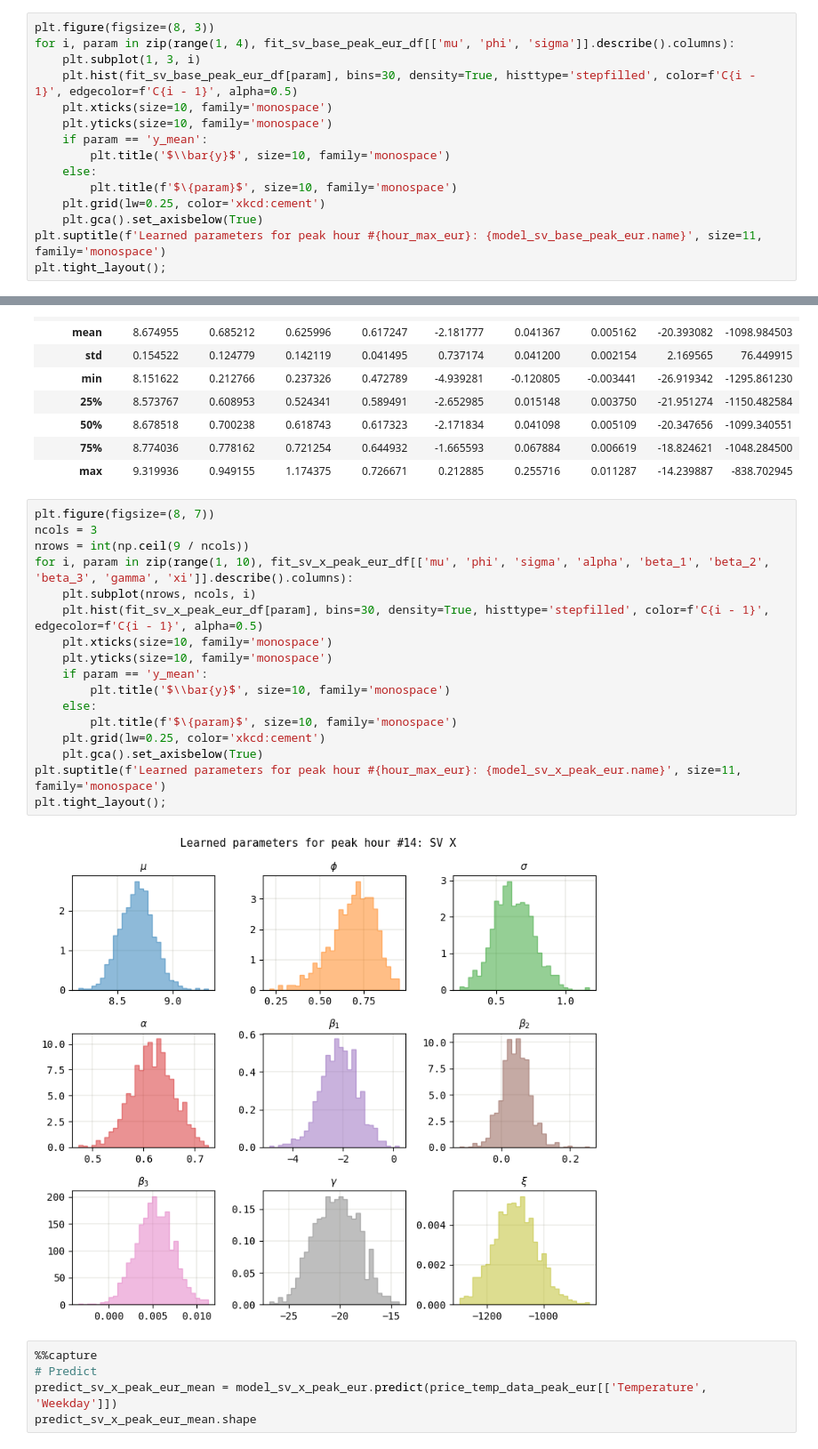
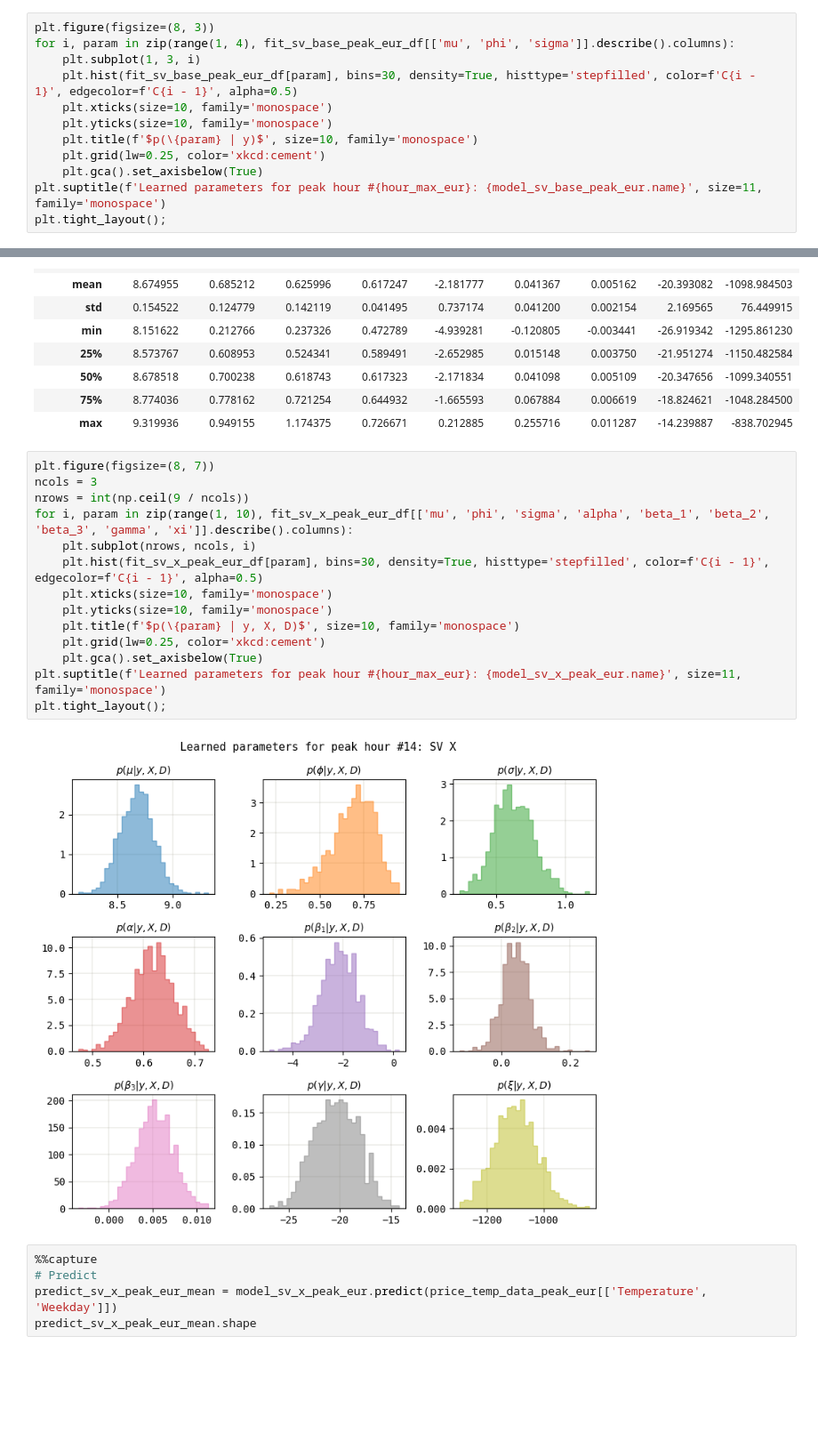
Before and after one commit to andrewha/mds2022, a Jupyter notebook: Thesis/sv_models_new.ipynb, the cells around one changed output, grey strips where cells are left out. Shown at 89% size. Drawn from its saved outputs; the diff is of its cells as text; blank space fills up the shorter version.

```diff
--- a/Thesis/sv_models_new.ipynb
+++ b/Thesis/sv_models_new.ipynb
@@ -445,10 +445,7 @@ for i, param in zip(range(1, 4), fit_sv_base_peak_eur_df[['mu', 'phi', 'sigma']]
     plt.hist(fit_sv_base_peak_eur_df[param], bins=30, density=True, histtype='stepfilled', color=f'C{i - 1}', edgecolor=f'C{i - 1}', alpha=0.5)
     plt.xticks(size=10, family='monospace')
     plt.yticks(size=10, family='monospace')
-    if param == 'y_mean':
-        plt.title('$\\bar{y}$', size=10, family='monospace')
-    else:
-        plt.title(f'$\{param}$', size=10, family='monospace')
+    plt.title(f'$p(\{param} | y)$', size=10, family='monospace')
     plt.grid(lw=0.25, color='xkcd:cement')
     plt.gca().set_axisbelow(True)
 plt.suptitle(f'Learned parameters for peak hour #{hour_max_eur}: {model_sv_base_peak_eur.name}', size=11, family='monospace')
@@ -954,22 +951,19 @@ fit_sv_x_peak_eur_df[['mu', 'phi', 'sigma', 'alpha', 'beta_1', 'beta_2', 'beta_3
 # %%
 plt.figure(figsize=(8, 7))
 ncols = 3
 nrows = int(np.ceil(9 / ncols))
 for i, param in zip(range(1, 10), fit_sv_x_peak_eur_df[['mu', 'phi', 'sigma', 'alpha', 'beta_1', 'beta_2', 'beta_3', 'gamma', 'xi']].describe().columns):
     plt.subplot(nrows, ncols, i)
     plt.hist(fit_sv_x_peak_eur_df[param], bins=30, density=True, histtype='stepfilled', color=f'C{i - 1}', edgecolor=f'C{i - 1}', alpha=0.5)
     plt.xticks(size=10, family='monospace')
     plt.yticks(size=10, family='monospace')
-    if param == 'y_mean':
-        plt.title('$\\bar{y}$', size=10, family='monospace')
-    else:
-        plt.title(f'$\{param}$', size=10, family='monospace')
+    plt.title(f'$p(\{param} | y, X, D)$', size=10, family='monospace')
     plt.grid(lw=0.25, color='xkcd:cement')
     plt.gca().set_axisbelow(True)
 plt.suptitle(f'Learned parameters for peak hour #{hour_max_eur}: {model_sv_x_peak_eur.name}', size=11, family='monospace')
 plt.tight_layout();
 # %% [output]
-[figure, old version]
+[figure, new version]
 # %%
 %%capture
 # Predict
```
Also changed, not shown: parts of 2 cells of this notebook, 1 other file.
